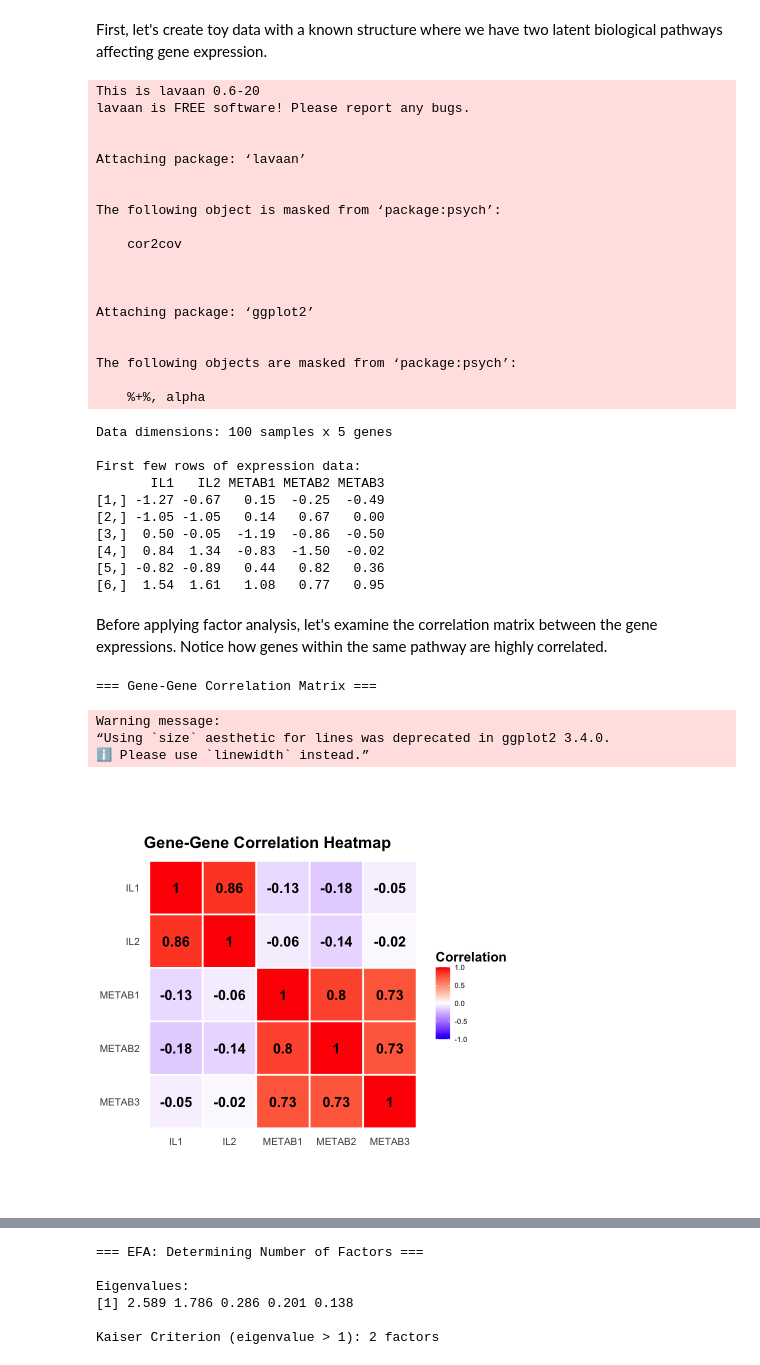
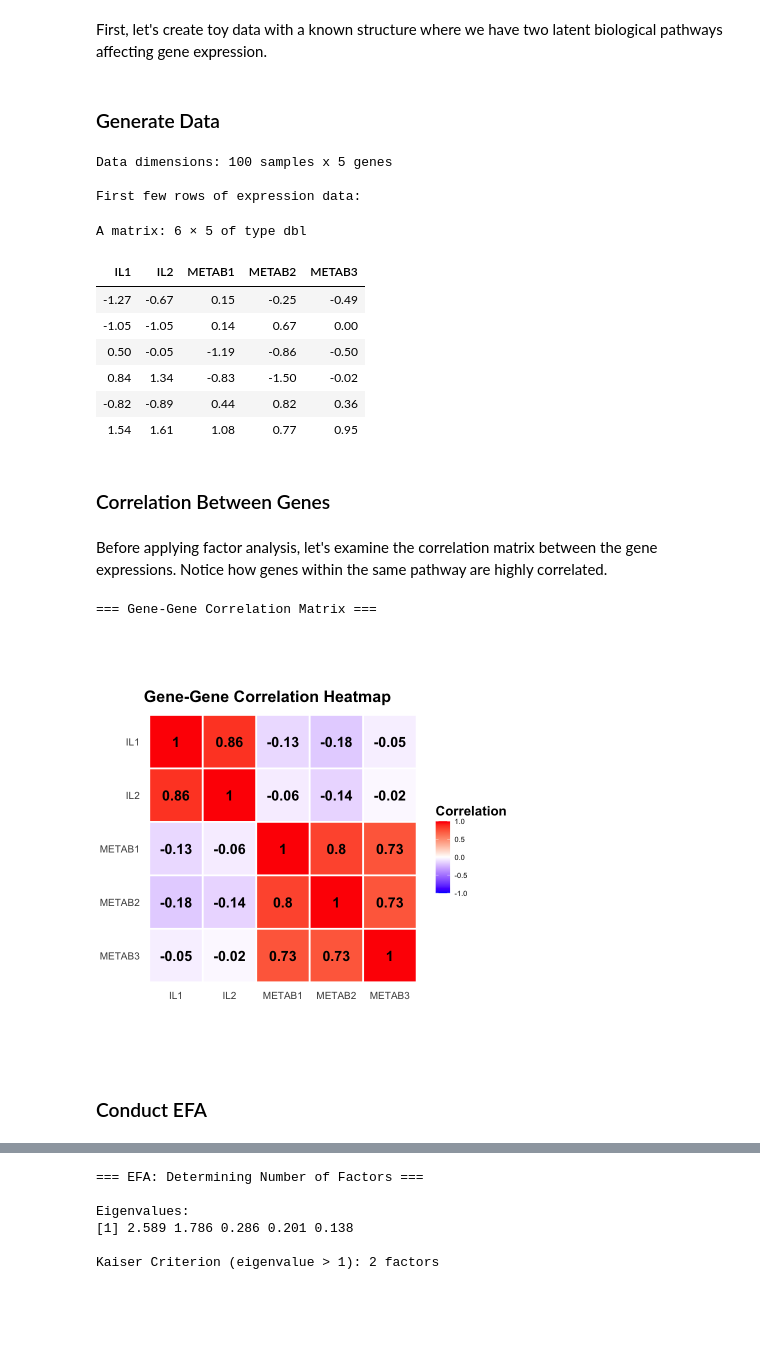
Before and after one commit to RuiDongDR/statgen-prerequisites, a Jupyter notebook: factor_analysis.ipynb, the cells around one changed output, grey strips where cells are left out. Drawn from its saved outputs; the diff is of its cells as text; code cells hidden in the pictures; blank space fills up the shorter version.

```diff
--- a/factor_analysis.ipynb
+++ b/factor_analysis.ipynb
@@ -106,13 +389,14 @@ The key difference is that EFA is **data-driven** (discover structure) while CFA
 Suppose you measure expression levels of five genes across 100 tissue samples. You notice that some genes tend to go up or down together—but why? Could it be because they're controlled by the same underlying biological pathway? In this example, we'll explore how factor analysis helps us uncover those hidden pathways. We'll start by letting the data show us what structure exists (exploratory analysis), and then we'll test a specific theory about which genes belong to which pathways (confirmatory analysis)—showing how this detective work can reveal the invisible biological forces driving patterns in your data.
 # %% [markdown]
 First, let's create toy data with a known structure where we have two latent biological pathways affecting gene expression.
+# %% [markdown]
+### Generate Data
 # %%
 rm(list=ls())
 library(psych)
 library(lavaan)
 library(ggplot2)
 library(reshape2)
-
 
 set.seed(29)
 
@@ -122,62 +406,46 @@ set.seed(29)
 
 n_samples <- 100   # 100 tissue samples
 n_genes <- 5       # 5 genes total
 
 # Two latent factors (biological pathways)
 factor1 <- rnorm(n_samples)  # Inflammatory pathway activity
 factor2 <- rnorm(n_samples)  # Metabolic pathway activity
 
 # Create gene expression data
 # Genes 1-2: belong to Factor 1 (Inflammatory)
 # Genes 3-5: belong to Factor 2 (Metabolic)
 
 expression <- matrix(0, nrow = n_samples, ncol = n_genes)
 
 for (i in 1:n_samples) {
   # Genes 1-2: high loading on Factor 1
   expression[i, 1:2] <- 0.8 * factor1[i] + rnorm(2, 0, 0.3)
 
   # Genes 3-5: high loading on Factor 2
   expression[i, 3:5] <- 0.5 * factor2[i] + rnorm(3, 0, 0.3)
 }
 
 # Name the genes
 colnames(expression) <- c(paste0("IL", 1:2),      # Inflammatory genes
                           paste0("METAB", 1:3))   # Metabolic genes
 
 cat("Data dimensions:", nrow(expression), "samples x", ncol(expression), "genes\n")
 cat("\nFirst few rows of expression data:\n")
-print(round(head(expression), 2))
+round(head(expression), 2)
 # %% [output]
-This is lavaan 0.6-20
-lavaan is FREE software! Please report any bugs.
+Data dimensions: 100 samples x 5 genes
 
-
-Attaching package: ‘lavaan’
-
-
-The following object is masked from ‘package:psych’:
-
-    cor2cov
-
-
-
-Attaching package: ‘ggplot2’
-
-
-The following objects are masked from ‘package:psych’:
-
-    %+%, alpha
+First few rows of expression data:
-Data dimensions: 100 samples x 5 genes
-
-First few rows of expression data:
-       IL1   IL2 METAB1 METAB2 METAB3
-[1,] -1.27 -0.67   0.15  -0.25  -0.49
-[2,] -1.05 -1.05   0.14   0.67   0.00
-[3,]  0.50 -0.05  -1.19  -0.86  -0.50
-[4,]  0.84  1.34  -0.83  -1.50  -0.02
-[5,] -0.82 -0.89   0.44   0.82   0.36
-[6,]  1.54  1.61   1.08   0.77   0.95
+A matrix: 6 × 5 of type dbl
+| IL1 | IL2 | METAB1 | METAB2 | METAB3 |
+| -1.27 | -0.67 | 0.15 | -0.25 | -0.49 |
+| -1.05 | -1.05 | 0.14 | 0.67 | 0.00 |
+| 0.50 | -0.05 | -1.19 | -0.86 | -0.50 |
+| 0.84 | 1.34 | -0.83 | -1.50 | -0.02 |
+| -0.82 | -0.89 | 0.44 | 0.82 | 0.36 |
+| 1.54 | 1.61 | 1.08 | 0.77 | 0.95 |
+# %% [markdown]
+### Correlation Between Genes
 # %% [markdown]
 Before applying factor analysis, let's examine the correlation matrix between the gene expressions. Notice how genes within the same pathway are highly correlated.
 # %%
@@ -194,7 +462,7 @@ cor_melted$Gene2 <- factor(cor_melted$Gene2, levels = colnames(cor_matrix))
 
 # Create ggplot heatmap
 p_heatmap <- ggplot(cor_melted, aes(x = Gene2, y = Gene1, fill = Correlation)) +
-  geom_tile(color = "white", size = 1) +
+  geom_tile(color = "white", linewidth = 1) +
   geom_text(aes(label = round(Correlation, 2)),
             color = "black", size = 6, fontface = "bold") +
   scale_fill_gradient2(low = "blue", mid = "white", high = "red",
@@ -219,8 +487,7 @@ ggsave("./cartoons/factor_analysis.png", plot = p_heatmap, width = 12, height =
        units = "in", dpi = 300, bg = "transparent")
 # %% [output]
 === Gene-Gene Correlation Matrix ===
-Warning message:
-“Using `size` aesthetic for lines was deprecated in ggplot2 3.4.0.
-ℹ Please use `linewidth` instead.”
 [figure]
+# %% [markdown]
+### Conduct EFA
 # %% [markdown]
```
Also changed, not shown: parts of 51 cells of this notebook, 3 other files.
